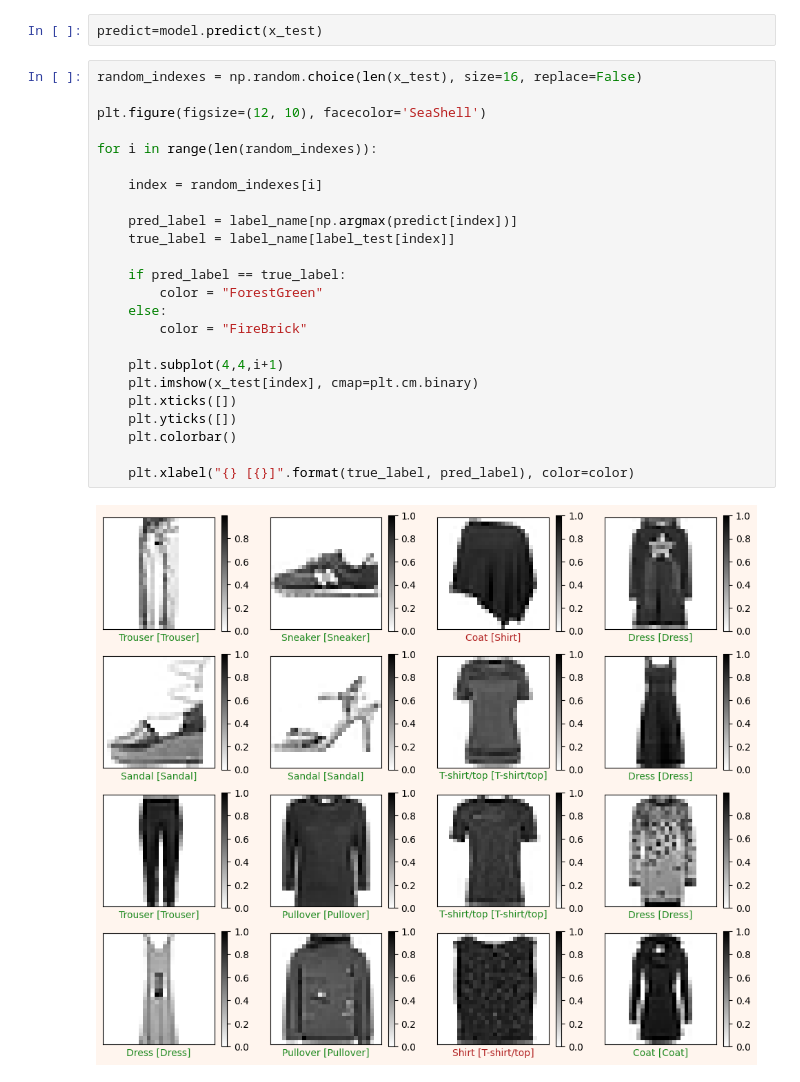
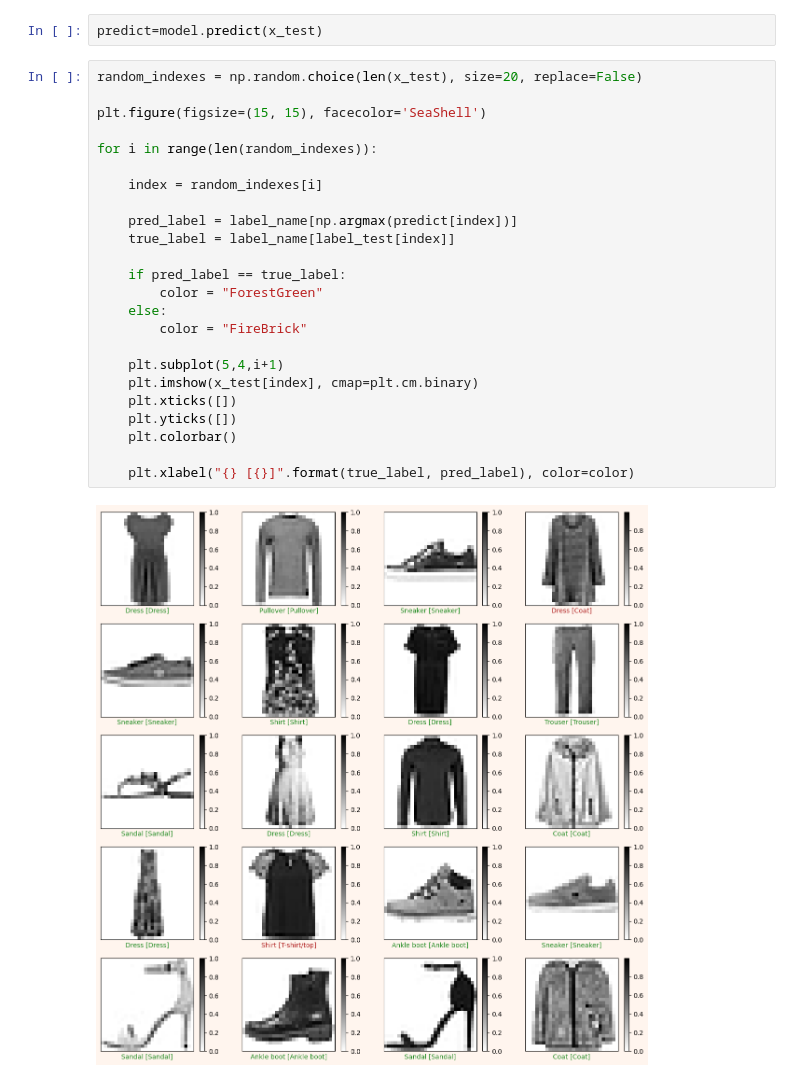
Before and after one commit to Vishnyak13/DataScience_Hw10, a Jupyter notebook: fashion_mnist-v1.0.ipynb, the cells around one changed output. Saved outputs shown, nothing was run; the diff lists cells and outputs as text.

```diff
--- a/fashion_mnist-v1.0.ipynb
+++ b/fashion_mnist-v1.0.ipynb
@@ -133,28 +133,28 @@ plt.show()
 # %%
 predict=model.predict(x_test)
 # %%
-random_indexes = np.random.choice(len(x_test), size=16, replace=False)
+random_indexes = np.random.choice(len(x_test), size=20, replace=False)
 
-plt.figure(figsize=(12, 10), facecolor='SeaShell')
+plt.figure(figsize=(15, 15), facecolor='SeaShell')
 
 for i in range(len(random_indexes)):
 
     index = random_indexes[i]
 
     pred_label = label_name[np.argmax(predict[index])]
     true_label = label_name[label_test[index]]
 
     if pred_label == true_label:
         color = "ForestGreen"
     else:
         color = "FireBrick"
 
-    plt.subplot(4,4,i+1)
+    plt.subplot(5,4,i+1)
     plt.imshow(x_test[index], cmap=plt.cm.binary)
     plt.xticks([])
     plt.yticks([])
     plt.colorbar()
 
     plt.xlabel("{} [{}]".format(true_label, pred_label), color=color)
 # %% [output]
-[figure, old version]
+[figure, new version]
```
